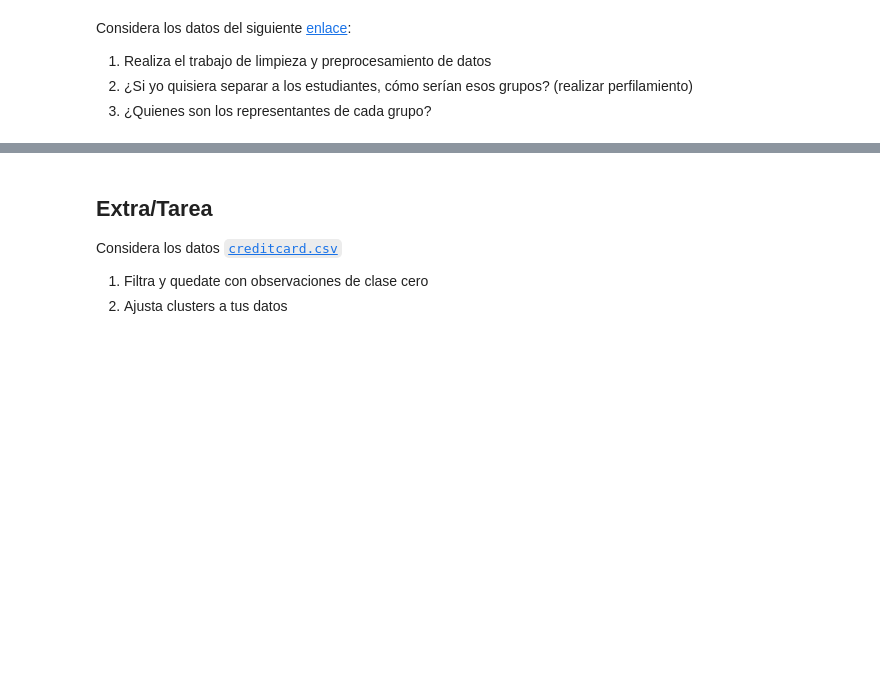
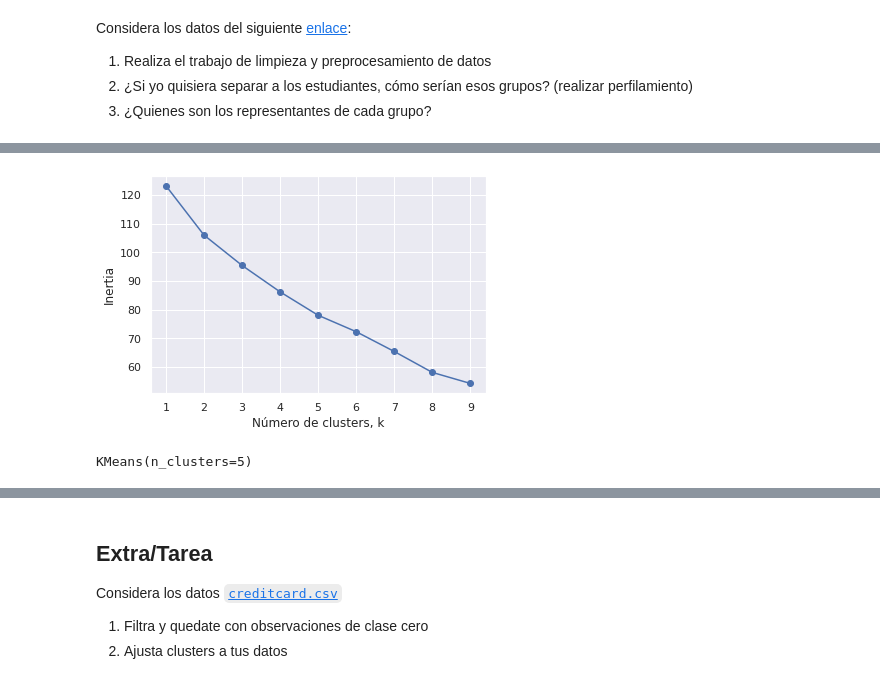
Before and after one commit to DanielEduardoLopez/DEVF-MachineLearning, a Jupyter notebook: Challenge_7_KMeans.ipynb, the cells around one changed output, grey strips where cells are left out. Cells and saved outputs as stored; diff of their text form; code cells hidden in the pictures; blank space fills up the shorter version.

```diff
--- a/Challenge_7_KMeans.ipynb
+++ b/Challenge_7_KMeans.ipynb
@@ -513,0 +580,3 @@ Considera los datos del siguiente [enlace](https://docs.google.com/spreadsheets/
+# %%
+df = pd.read_csv('G17dataset.csv')
+df.head()
@@ -513,0 +624,8 @@ Considera los datos del siguiente [enlace](https://docs.google.com/spreadsheets/
+# %%
+X = df.iloc[:,].values
+# %%
+scaler = MinMaxScaler()
+X_s = scaler.fit_transform(X)
+# %%
+inertias = {k: KMeans(n_clusters=k).fit(X_s).inertia_ for k in range(1, 10)}
+inertias
@@ -513,0 +642,14 @@ Considera los datos del siguiente [enlace](https://docs.google.com/spreadsheets/
+# %%
+plt.plot(list(inertias.keys()),
+         list(inertias.values()), '-o')
+plt.xlabel('Número de clusters, k')
+plt.ylabel('Inertia')
+plt.xticks(list(inertias.keys()))
+plt.show()
+# %% [output]
+[figure, added]
+# %%
+clustering_model = KMeans(n_clusters=5)
+clustering_model.fit(X_s)
+# %% [output]
+KMeans(n_clusters=5)
```
Also changed, not shown: parts of 32 cells of this notebook.
